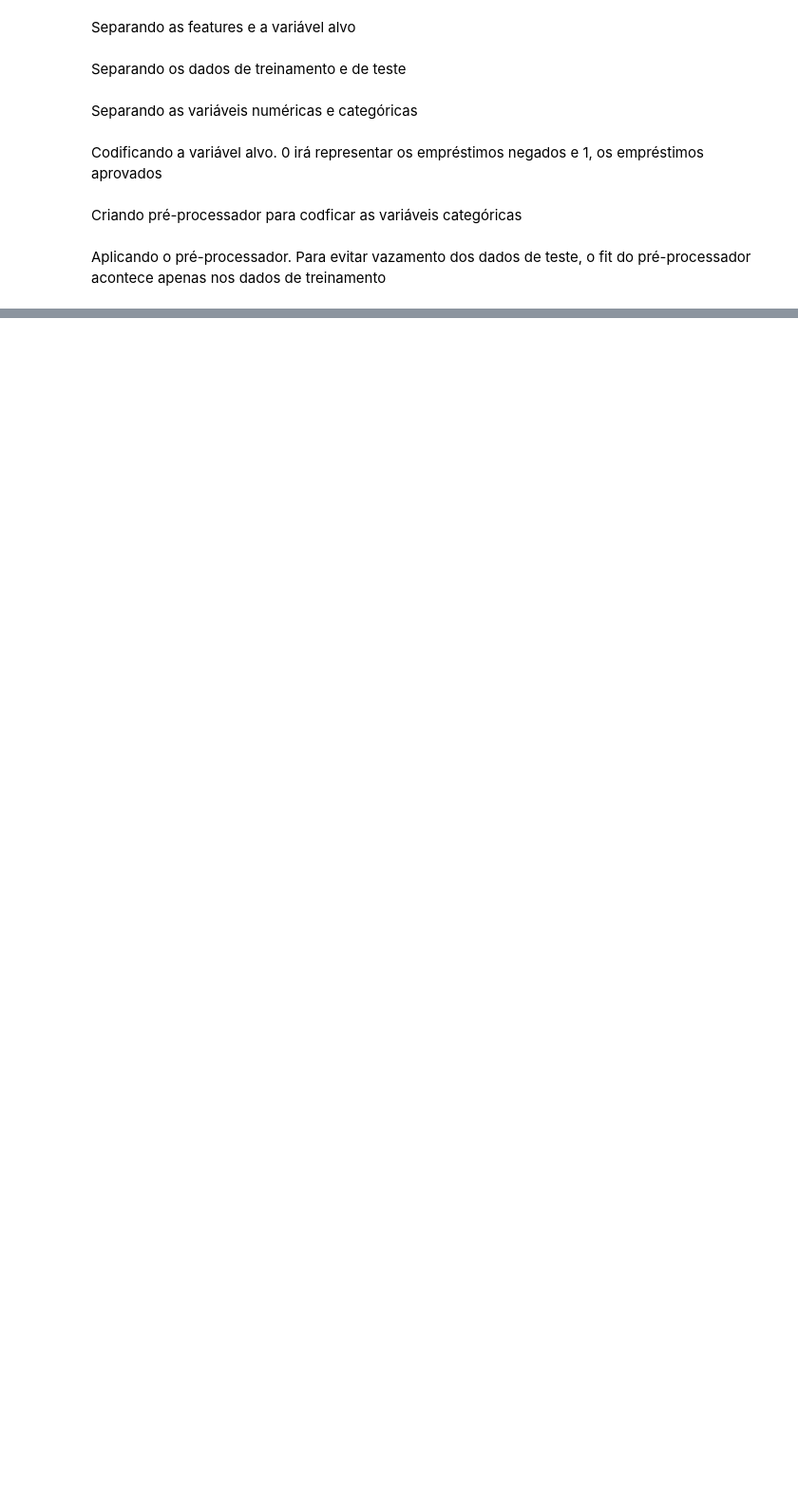
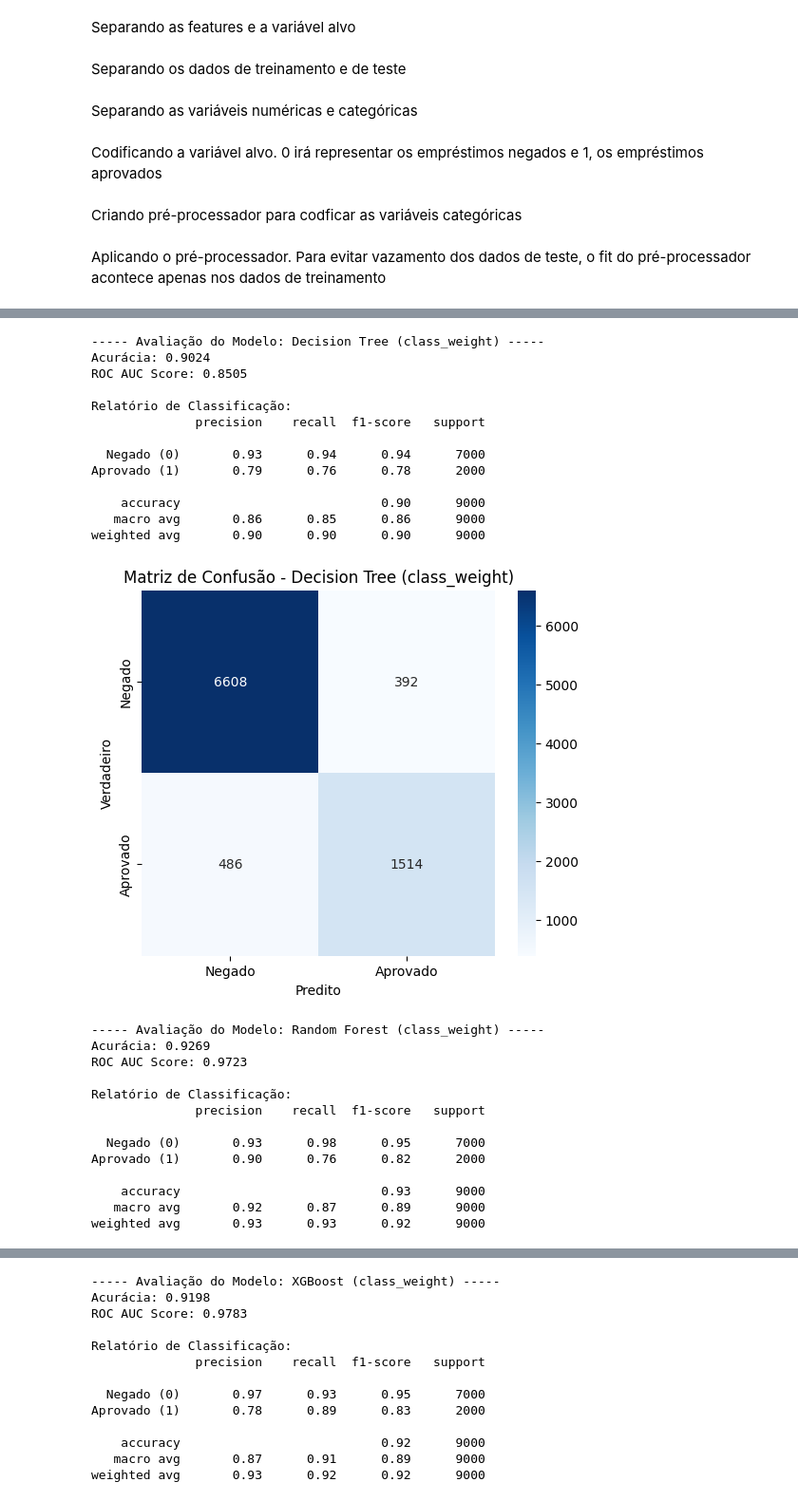
Before and after one commit to GabrielFerreiraSilva/api-classificacao-emprestimos, a Jupyter notebook: 1 - Treinamento e Avaliação do Modelo.ipynb, the cells around one changed output, grey strips where cells are left out. Shown at 95% size. Cells and saved outputs as stored; diff of their text form; code cells hidden in the pictures; blank space fills up the shorter version.

Commit message:
feat: realizando a etapa de treinamento dos modelos

```diff
--- a/1 - Treinamento e Avaliação do Modelo.ipynb
+++ b/1 - Treinamento e Avaliação do Modelo.ipynb
@@ -101,7 +109,8 @@ colunas_categoricas = ['genero', 'tipo_moradia', 'finalidade_emprestimo', 'inadi
 # %% [markdown]
 Codificando a variável alvo. 0 irá representar os empréstimos negados e 1, os empréstimos aprovados
 # %%
-y = y.map({'negado': 0, 'aprovado': 1})
+y_train = y_train.map({'negado': 0, 'aprovado': 1})
+y_test = y_test.map({'negado': 0, 'aprovado': 1})
 # %% [markdown]
 Criando pré-processador para codficar as variáveis categóricas
 # %%
@@ -120,0 +185,42 @@ X_test_processado = preprocessador.transform(X_test)
+# %%
+modelos_cw = {
+    'Decision Tree': DecisionTreeClassifier(class_weight='balanced', random_state=42),
+    'Random Forest': RandomForestClassifier(class_weight='balanced', random_state=42, n_jobs=-1),
+    'XGBoost': XGBClassifier(scale_pos_weight=(sum(y_train==0)/sum(y_train==1)), eval_metric='logloss', random_state=42, n_jobs=-1)
+}
+
+for name, model in modelos_cw.items():
+    model.fit(X_train_processado, y_train)
+
+    y_pred = model.predict(X_test_processado)
+    y_prob = model.predict_proba(X_test_processado)[:, 1]
+
+    resultados[f'{name} (class_weight)'] = avaliar_modelo(f'{name} (class_weight)', y_test, y_pred, y_prob)
+# %% [output]
+----- Avaliação do Modelo: Decision Tree (class_weight) -----
+Acurácia: 0.9024
+ROC AUC Score: 0.8505
+
+Relatório de Classificação:
+              precision    recall  f1-score   support
+
+  Negado (0)       0.93      0.94      0.94      7000
+Aprovado (1)       0.79      0.76      0.78      2000
+
+    accuracy                           0.90      9000
+   macro avg       0.86      0.85      0.86      9000
+weighted avg       0.90      0.90      0.90      9000
+[figure, added]
+----- Avaliação do Modelo: Random Forest (class_weight) -----
+Acurácia: 0.9269
+ROC AUC Score: 0.9723
+
+Relatório de Classificação:
+              precision    recall  f1-score   support
+
+  Negado (0)       0.93      0.98      0.95      7000
+Aprovado (1)       0.90      0.76      0.82      2000
+
+    accuracy                           0.93      9000
+   macro avg       0.92      0.87      0.89      9000
+weighted avg       0.93      0.93      0.92      9000
@@ -120,0 +228,13 @@ X_test_processado = preprocessador.transform(X_test)
+----- Avaliação do Modelo: XGBoost (class_weight) -----
+Acurácia: 0.9198
+ROC AUC Score: 0.9783
+
+Relatório de Classificação:
+              precision    recall  f1-score   support
+
+  Negado (0)       0.97      0.93      0.95      7000
+Aprovado (1)       0.78      0.89      0.83      2000
+
+    accuracy                           0.92      9000
+   macro avg       0.87      0.91      0.89      9000
+weighted avg       0.93      0.92      0.92      9000
```
Also changed, not shown: parts of 10 cells of this notebook.
